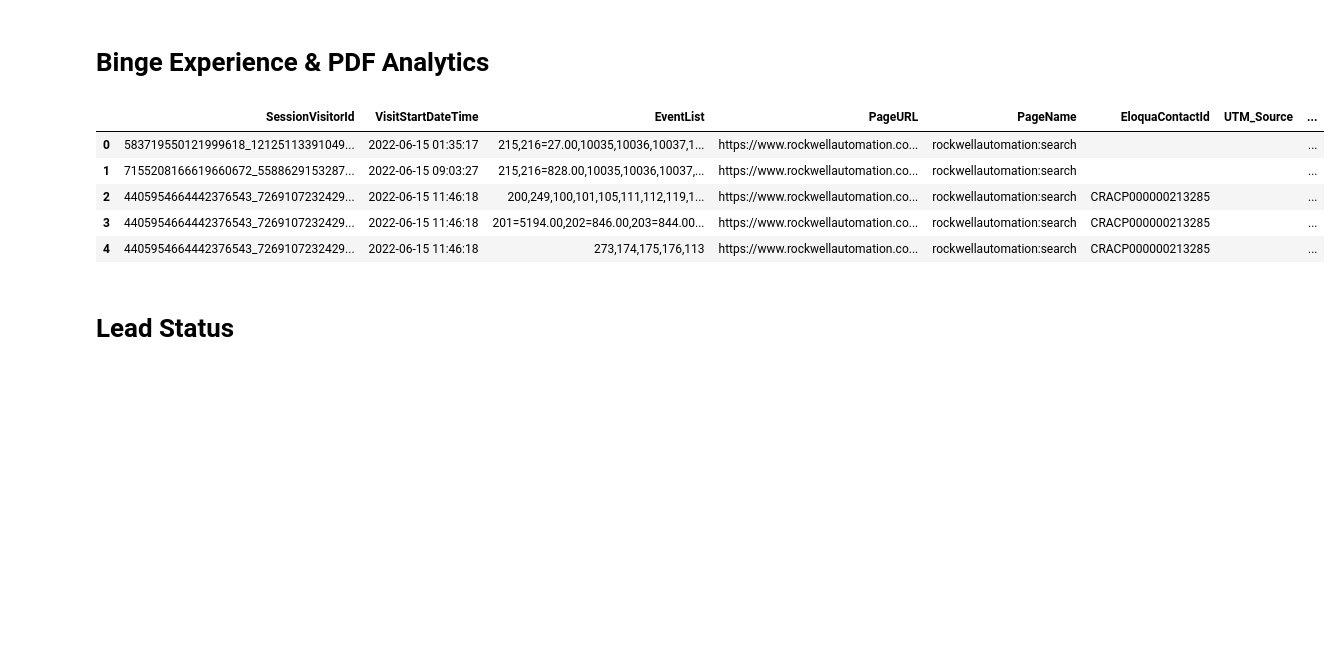
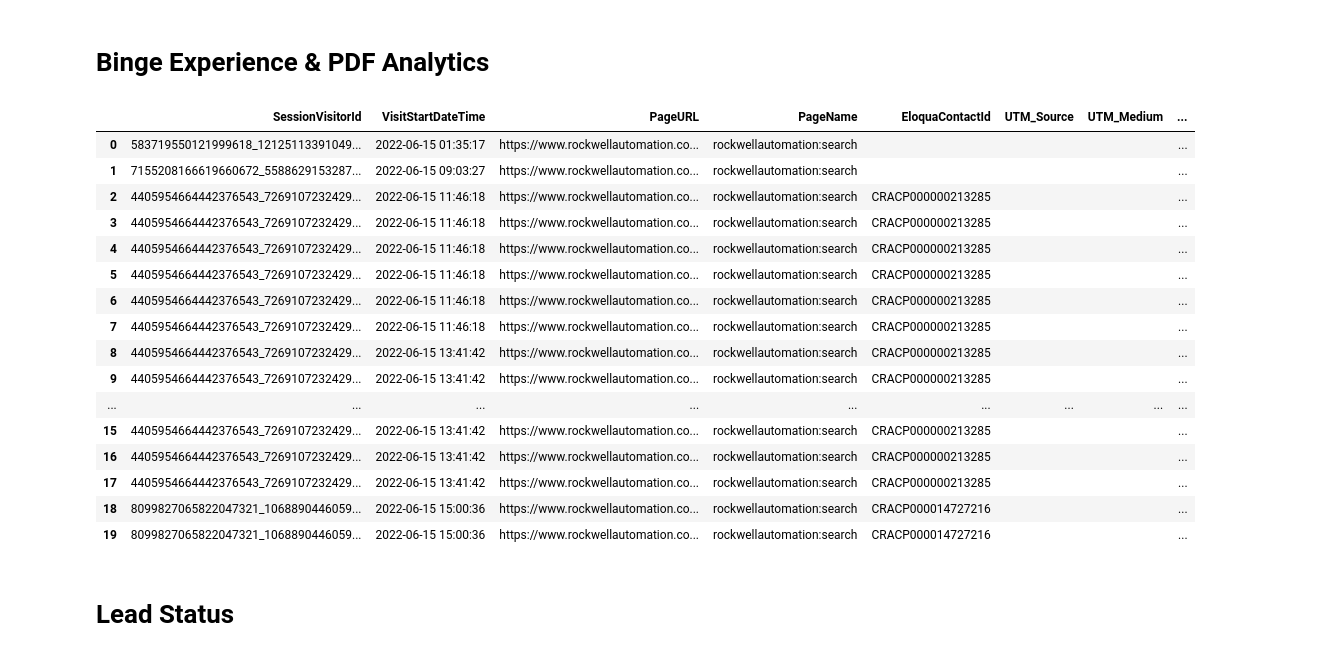
Before and after one commit to wyang-pisrc/ra-mdp, a Jupyter notebook: engagement_scoring/engagement_scoring.ipynb, the cells around one changed output. Saved outputs shown, nothing was run; the diff lists cells and outputs as text; code cells hidden in the pictures; blank space fills up the shorter version.

```diff
--- a/engagement_scoring/engagement_scoring.ipynb
+++ b/engagement_scoring/engagement_scoring.ipynb
@@ -33,40 +33,51 @@ Microsoft SQL Azure (RTM) - 12.0.2000.8
 # Columns of interest
 query_db(
     """
-    SELECT TOP 5
+    SELECT TOP 20
         SessionVisitorId,
         VisitStartDateTime,
         EventList,
         PageURL,
         PageName,
         EloquaContactId,
         UTM_Source,
         UTM_Medium,
         UTM_Campaign,
         UTM_Content,
         UTM_Term
         BingeId,
         BingeName,
         BingeCampaignId,
         BingeCriticalScore,
         BingeScoredAsset,
         BingeScoredAssetPath,
         BingeScoredAssetScore,
         PDFurl,
         PDFtitle,
         PDFpagecount
     FROM aem.RawTraffic
     WHERE VisitStartDateTime > '2022-06-15'
         AND BingeId <> '';
     """
 )
 # %% [output]
-|  | SessionVisitorId | VisitStartDateTime | EventList | PageURL | PageName | EloquaContactId | UTM_Source | ... |
-| 0 | 583719550121999618_12125113391049... | 2022-06-15 01:35:17 | 215,216=27.00,10035,10036,10037,1... | https://www.rockwellautomation.co... | rockwellautomation:search |  |  | ... |
-| 1 | 7155208166619660672_5588629153287... | 2022-06-15 09:03:27 | 215,216=828.00,10035,10036,10037,... | https://www.rockwellautomation.co... | rockwellautomation:search |  |  | ... |
-| 2 | 4405954664442376543_7269107232429... | 2022-06-15 11:46:18 | 200,249,100,101,105,111,112,119,1... | https://www.rockwellautomation.co... | rockwellautomation:search | CRACP000000213285 |  | ... |
-| 3 | 4405954664442376543_7269107232429... | 2022-06-15 11:46:18 | 201=5194.00,202=846.00,203=844.00... | https://www.rockwellautomation.co... | rockwellautomation:search | CRACP000000213285 |  | ... |
-| 4 | 4405954664442376543_7269107232429... | 2022-06-15 11:46:18 | 273,174,175,176,113 | https://www.rockwellautomation.co... | rockwellautomation:search | CRACP000000213285 |  | ... |
+|  | SessionVisitorId | VisitStartDateTime | PageURL | PageName | EloquaContactId | UTM_Source | UTM_Medium | ... |
+| 0 | 583719550121999618_12125113391049... | 2022-06-15 01:35:17 | https://www.rockwellautomation.co... | rockwellautomation:search |  |  |  | ... |
+| 1 | 7155208166619660672_5588629153287... | 2022-06-15 09:03:27 | https://www.rockwellautomation.co... | rockwellautomation:search |  |  |  | ... |
+| 2 | 4405954664442376543_7269107232429... | 2022-06-15 11:46:18 | https://www.rockwellautomation.co... | rockwellautomation:search | CRACP000000213285 |  |  | ... |
+| 3 | 4405954664442376543_7269107232429... | 2022-06-15 11:46:18 | https://www.rockwellautomation.co... | rockwellautomation:search | CRACP000000213285 |  |  | ... |
+| 4 | 4405954664442376543_7269107232429... | 2022-06-15 11:46:18 | https://www.rockwellautomation.co... | rockwellautomation:search | CRACP000000213285 |  |  | ... |
+| 5 | 4405954664442376543_7269107232429... | 2022-06-15 11:46:18 | https://www.rockwellautomation.co... | rockwellautomation:search | CRACP000000213285 |  |  | ... |
+| 6 | 4405954664442376543_7269107232429... | 2022-06-15 11:46:18 | https://www.rockwellautomation.co... | rockwellautomation:search | CRACP000000213285 |  |  | ... |
+| 7 | 4405954664442376543_7269107232429... | 2022-06-15 11:46:18 | https://www.rockwellautomation.co... | rockwellautomation:search | CRACP000000213285 |  |  | ... |
+| 8 | 4405954664442376543_7269107232429... | 2022-06-15 13:41:42 | https://www.rockwellautomation.co... | rockwellautomation:search | CRACP000000213285 |  |  | ... |
+| 9 | 4405954664442376543_7269107232429... | 2022-06-15 13:41:42 | https://www.rockwellautomation.co... | rockwellautomation:search | CRACP000000213285 |  |  | ... |
+| ... | ... | ... | ... | ... | ... | ... | ... | ... |
+| 15 | 4405954664442376543_7269107232429... | 2022-06-15 13:41:42 | https://www.rockwellautomation.co... | rockwellautomation:search | CRACP000000213285 |  |  | ... |
+| 16 | 4405954664442376543_7269107232429... | 2022-06-15 13:41:42 | https://www.rockwellautomation.co... | rockwellautomation:search | CRACP000000213285 |  |  | ... |
+| 17 | 4405954664442376543_7269107232429... | 2022-06-15 13:41:42 | https://www.rockwellautomation.co... | rockwellautomation:search | CRACP000000213285 |  |  | ... |
+| 18 | 8099827065822047321_1068890446059... | 2022-06-15 15:00:36 | https://www.rockwellautomation.co... | rockwellautomation:search | CRACP000014727216 |  |  | ... |
+| 19 | 8099827065822047321_1068890446059... | 2022-06-15 15:00:36 | https://www.rockwellautomation.co... | rockwellautomation:search | CRACP000014727216 |  |  | ... |
 # %% [markdown]
 # Lead Status
 # %%
```
Also changed, not shown: parts of 10 cells of this notebook, 6 other files.
